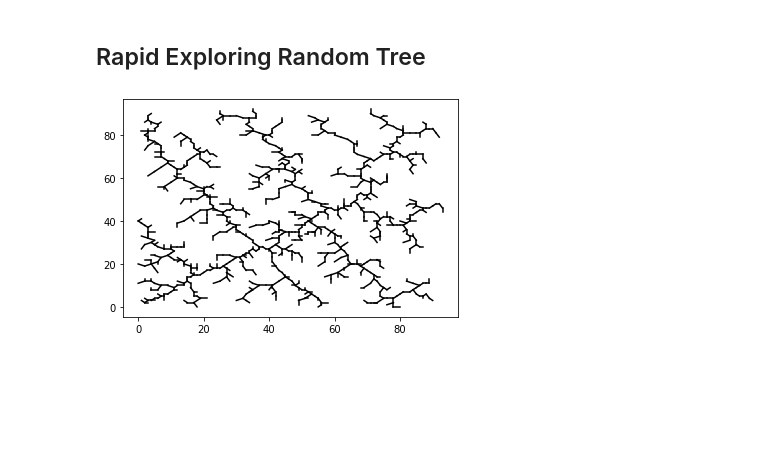
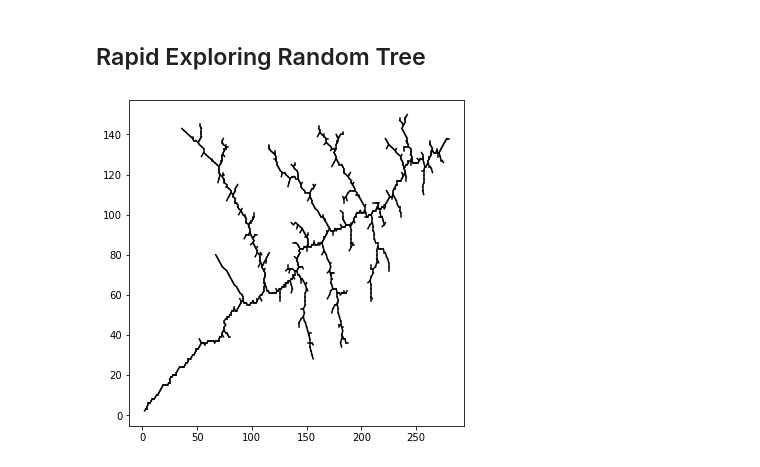
Before and after one commit to casson-projects-2020/active-bolt, a Jupyter notebook: fractals/fractal-surfaces.ipynb, the cells around one changed output. Drawn from its saved outputs; the diff is of its cells as text; code cells hidden in the pictures; blank space fills up the shorter version.

```diff
--- a/fractals/fractal-surfaces.ipynb
+++ b/fractals/fractal-surfaces.ipynb
@@ -327,12 +327,25 @@ import matplotlib.pyplot as plt
 import shapely
 
 
-size = 100
+size = 354
 delta = 2 # size / 20.
 
 
 def RandomSample( goal_c ):
-    rnd_c = complex( int( random.random() * size ), int( random.random() * size ))
+    resample = True
+    while resample:
+        rnd_c = complex( int( random.random() * size ), int( random.random() * size ))
+
+        # drainage basin shape
+        if rnd_c.imag < size / 2:
+            if rnd_c.real < size / 2:
+                if rnd_c.imag < (size / 2 - rnd_c.real ): continue
+            else:
+                if rnd_c.imag < ( rnd_c.real - size / 2 ): continue
+
+            resample = False
+
+        if not resample: break
 
     if np.abs( goal_c - rnd_c ) < 1:
         return goal_c
@@ -427,34 +440,35 @@ def Rexrant( start, goal_c, maxIters, seed, delta, graph ):
         rndpos_c = RandomSample( goal_c )
         if rndpos_c == goal_c:
             reachedGoal = True
 
         # Get the closest node in the tree to the sample.
         near_nd = GetClosestNode( pts, rndpos_c );
 
         # Create a new node between the closest node and the sample.
         new_nd = Extend( pts, near_nd, rndpos_c, delta, graph )
 
         if new_nd > -1:
             # If we haven't yet reached the goal, and the new node
             # is very near the goal, add the goal to the tree.
             if reachedGoal == False and IsNear( pts, new_nd, goal_c, delta ):
                 Extend( pts, new_nd, goal_c, delta, graph )
                 reachedGoal = True
 
         iter += 1
 
     return root
 
 start = complex( 2, 2 )
-goal = complex( 1, size / 2 )
+goal = complex( size / 2, 1 )
 graph = []
 
-tree = Rexrant( start, goal, 1000, 0, delta, graph )
+tree = Rexrant( start, goal, 1000, 1, delta, graph )
+fig, ax1 = plt.subplots(1, 1, figsize=(6,6))
 
 for line in graph:
     xs, ys = line.xy
-    img2 = plt.plot( xs, ys, color='black')
+    img2 = ax1.plot( xs, ys, color='black')
 
 plt.show()
 # %% [output]
-[figure, old version]
+[figure, new version]
```
